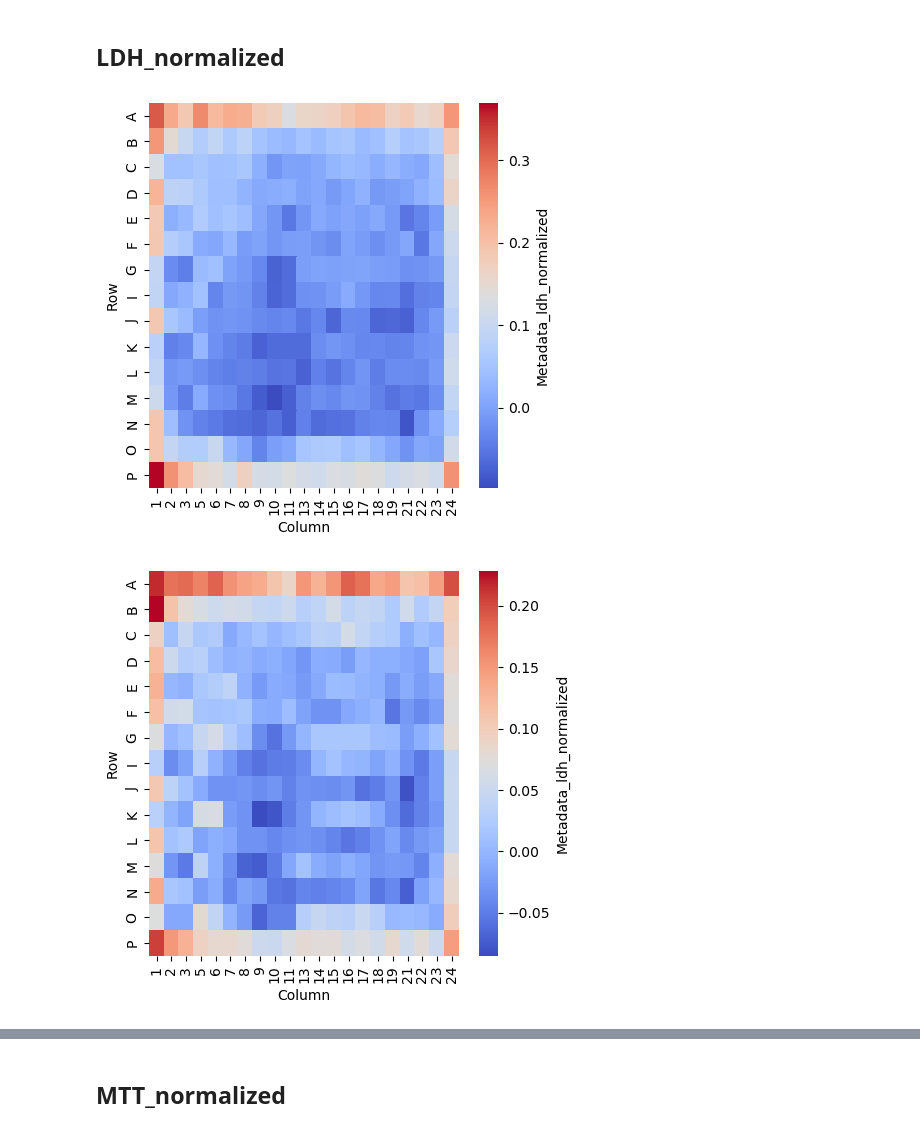
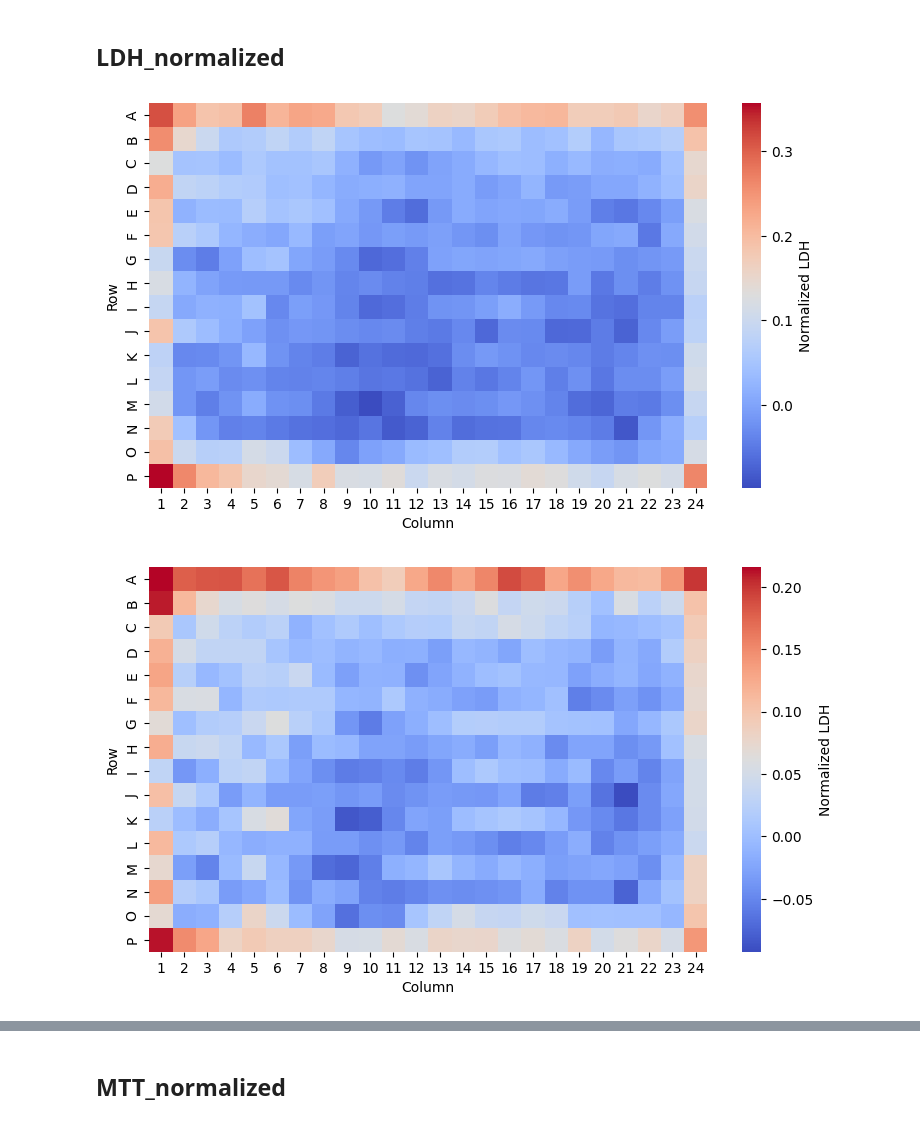
Before and after one commit to jessica-ewald/2024_09_09_Axiom_OASIS, a Jupyter notebook: 2_downstream_analysis/04_checkwelleffects.ipynb, the cells around one changed output, grey strips where cells are left out. Saved outputs shown, nothing was run; the diff lists cells and outputs as text; code cells hidden in the pictures.

```diff
--- a/2_downstream_analysis/04_checkwelleffects.ipynb
+++ b/2_downstream_analysis/04_checkwelleffects.ipynb
@@ -76,10 +76,18 @@ plt.show()
 Error:
 # %% [markdown]
 ## Cell Count layout
+# %%
+# Read in data
+df = pd.read_parquet("/dgx1nas1/storage/data/jess/repos/2024_09_09_Axiom_OASIS/1_snakemake/outputs/cellprofiler/mad_featselect/profiles/mad_featselect.parquet")
+df["Metadata_Log10Conc"] = np.round(df["Metadata_Log10Conc"], 2)
+df.loc[df["Metadata_ldh_ridge_norm"].isna(), "Metadata_ldh_normalized"] = pd.NA
+df.loc[df["Metadata_ldh_ridge_norm"].isna(), "Metadata_ldh_normalized"] = pd.NA
+
+df = df[["Metadata_source", "Metadata_Well", "Metadata_Count_Cells"]]
 # %%
 for source in df.Metadata_source.unique():
 
-    df_source = df[df["Metadata_source"]==source].groupby("Metadata_Well").mean().reset_index()
+    df_source = df[df["Metadata_source"]==source].groupby(["Metadata_Well", "Metadata_source"]).mean().reset_index()
 
     df_source['Row'] = df_source['Metadata_Well'].str[0]
     df_source['Column'] = df_source['Metadata_Well'].str[1:]
@@ -89,13 +97,13 @@ for source in df.Metadata_source.unique():
     df_source = df_source.pivot(index='Row', columns='Column', values='Metadata_Count_Cells')
 
     # Plot the heatmap with bidirectional colormap, ensuring 0 is white, 1 is red, and -1 is blue
-    plt.figure(figsize=(5, 5))
+    plt.figure(figsize=(9, 5))
     sns.heatmap(
         df_source,
         annot=False,
         cmap='coolwarm',  # Coolwarm colormap aligns -1 to blue, 1 to red, and 0 to white
         fmt=".2f",
-        cbar_kws={'label': 'Metadata_Count_Cells'}
+        cbar_kws={'label': 'Cell Count'}
     )
     plt.show()
 # %% [output]
@@ -106,27 +114,35 @@ for source in df.Metadata_source.unique():
 # %% [markdown]
 ## LDH_normalized
+# %%
+# Read in data
+df = pd.read_parquet("/dgx1nas1/storage/data/jess/repos/2024_09_09_Axiom_OASIS/1_snakemake/outputs/cellprofiler/mad_featselect/profiles/mad_featselect.parquet")
+df["Metadata_Log10Conc"] = np.round(df["Metadata_Log10Conc"], 2)
+df.loc[df["Metadata_ldh_ridge_norm"].isna(), "Metadata_ldh_normalized"] = pd.NA
+df.loc[df["Metadata_ldh_ridge_norm"].isna(), "Metadata_ldh_normalized"] = pd.NA
+
+df = df[["Metadata_source", "Metadata_Well", "Metadata_ldh_normalized"]]
 # %%
 for source in df.Metadata_source.unique():
 
-    df_source = df[df["Metadata_source"]==source].groupby("Metadata_Well").median().reset_index()
+    df_source = df[df["Metadata_source"]==source].groupby(["Metadata_Well", "Metadata_source"]).median().reset_index()
 
     df_source['Row'] = df_source['Metadata_Well'].str[0]
     df_source['Column'] = df_source['Metadata_Well'].str[1:]
     df_source['Column'] = df_source['Column'].astype(int)
 
     # Pivot the table for the heatmap
     df_source = df_source.pivot(index='Row', columns='Column', values='Metadata_ldh_normalized')
 
     # Plot the heatmap with bidirectional colormap, ensuring 0 is white, 1 is red, and -1 is blue
-    plt.figure(figsize=(5, 5))
+    plt.figure(figsize=(9, 5))
     sns.heatmap(
         df_source,
         annot=False,
         cmap='coolwarm',  # Coolwarm colormap aligns -1 to blue, 1 to red, and 0 to white
         fmt=".2f",
-        cbar_kws={'label': 'Metadata_ldh_normalized'}
+        cbar_kws={'label': 'Normalized LDH'}
     )
     plt.show()
 # %% [output]
-[figure, old version]
+[figure, new version]
-[figure, old version]
+[figure, new version]
```
Also changed, not shown: parts of 4 cells of this notebook, 1 other file.
